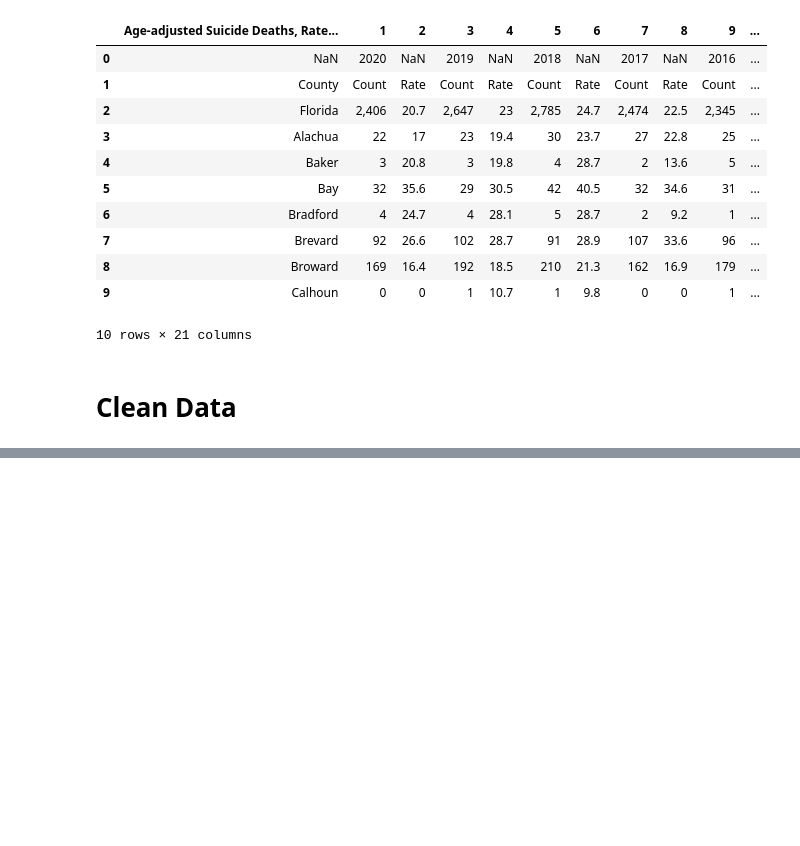
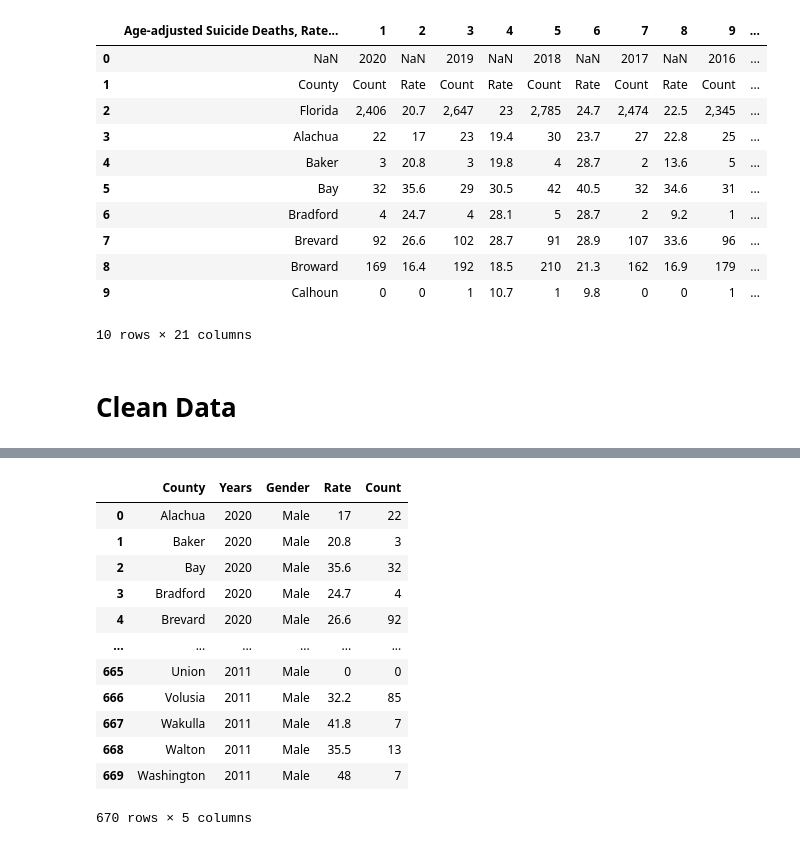
Before and after one commit to j89livingston/FSPC_Dashboard, a Jupyter notebook: Resources/Florida Suicide by Gender/Florida suicide male.ipynb, the cells around one changed output, grey strips where cells are left out. Cells and saved outputs as stored; diff of their text form; code cells hidden in the pictures; blank space fills up the shorter version.

Commit message:
Clean male data by adding year and gender

```diff
--- a/Resources/Florida Suicide by Gender/Florida suicide male.ipynb
+++ b/Resources/Florida Suicide by Gender/Florida suicide male.ipynb
@@ -93,0 +156,5 @@ dtype: int64
+# %%
+#Rename columns with only years.
+onlycount.columns = ['County', '2020', '2019', '2018', '2017', '2016', '2015', '2014', '2013',
+                    '2012', '2011']
+onlycount.columns
@@ -93,0 +165,9 @@ dtype: int64
+# %%
+#Unpivot the columns to create a Years column
+pivdatacount = pd.melt(onlycount,
+            id_vars='County',
+            value_vars=list(onlycount.columns[1:]), # list of days of the week
+            var_name='Years',
+            value_name='Count')
+
+pivdatacount
@@ -93,0 +190,4 @@ dtype: int64
+# %%
+#Merge pivdatarate with pivdatacount to make one dataframe
+merge_df = pd.merge(pivdatarate, pivdatacount)
+merge_df
@@ -93,0 +208,20 @@ dtype: int64
+# %%
+merge_df['County'] = merge_df['County'].str.replace('Desoto', 'DeSoto')
+# %%
+#Add Gender column using  df.insert(location, column_name, list_of_values)
+merge_df.insert(2, 'Gender', "Male")
+merge_df
+# %% [output]
+|  | County | Years | Gender | Rate | Count |
+| 0 | Alachua | 2020 | Male | 17 | 22 |
+| 1 | Baker | 2020 | Male | 20.8 | 3 |
+| 2 | Bay | 2020 | Male | 35.6 | 32 |
+| 3 | Bradford | 2020 | Male | 24.7 | 4 |
+| 4 | Brevard | 2020 | Male | 26.6 | 92 |
+| ... | ... | ... | ... | ... | ... |
+| 665 | Union | 2011 | Male | 0 | 0 |
+| 666 | Volusia | 2011 | Male | 32.2 | 85 |
+| 667 | Wakulla | 2011 | Male | 41.8 | 7 |
+| 668 | Walton | 2011 | Male | 35.5 | 13 |
+| 669 | Washington | 2011 | Male | 48 | 7 |
+670 rows × 5 columns
```
Also changed, not shown: parts of 16 cells of this notebook, 1 other file.
